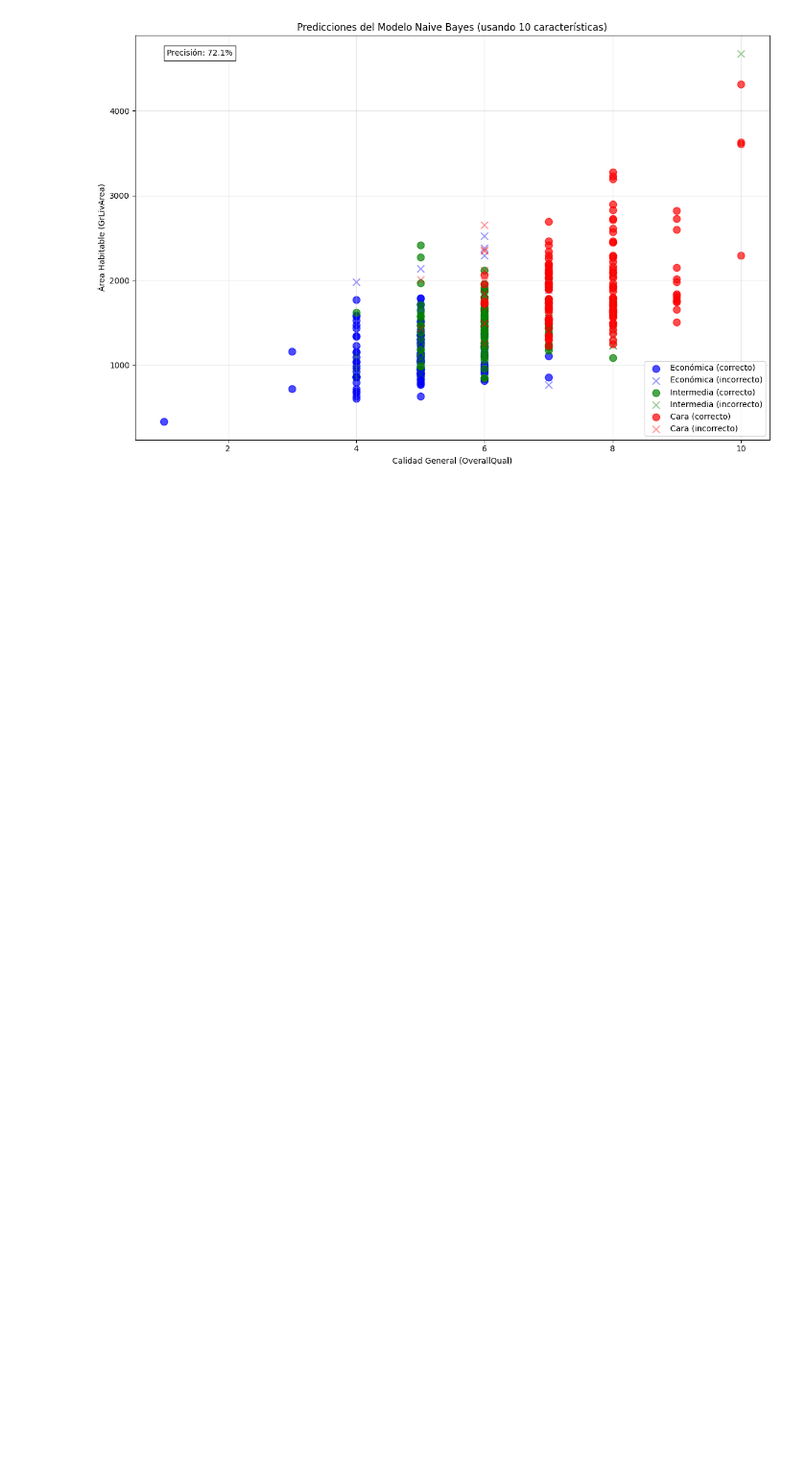
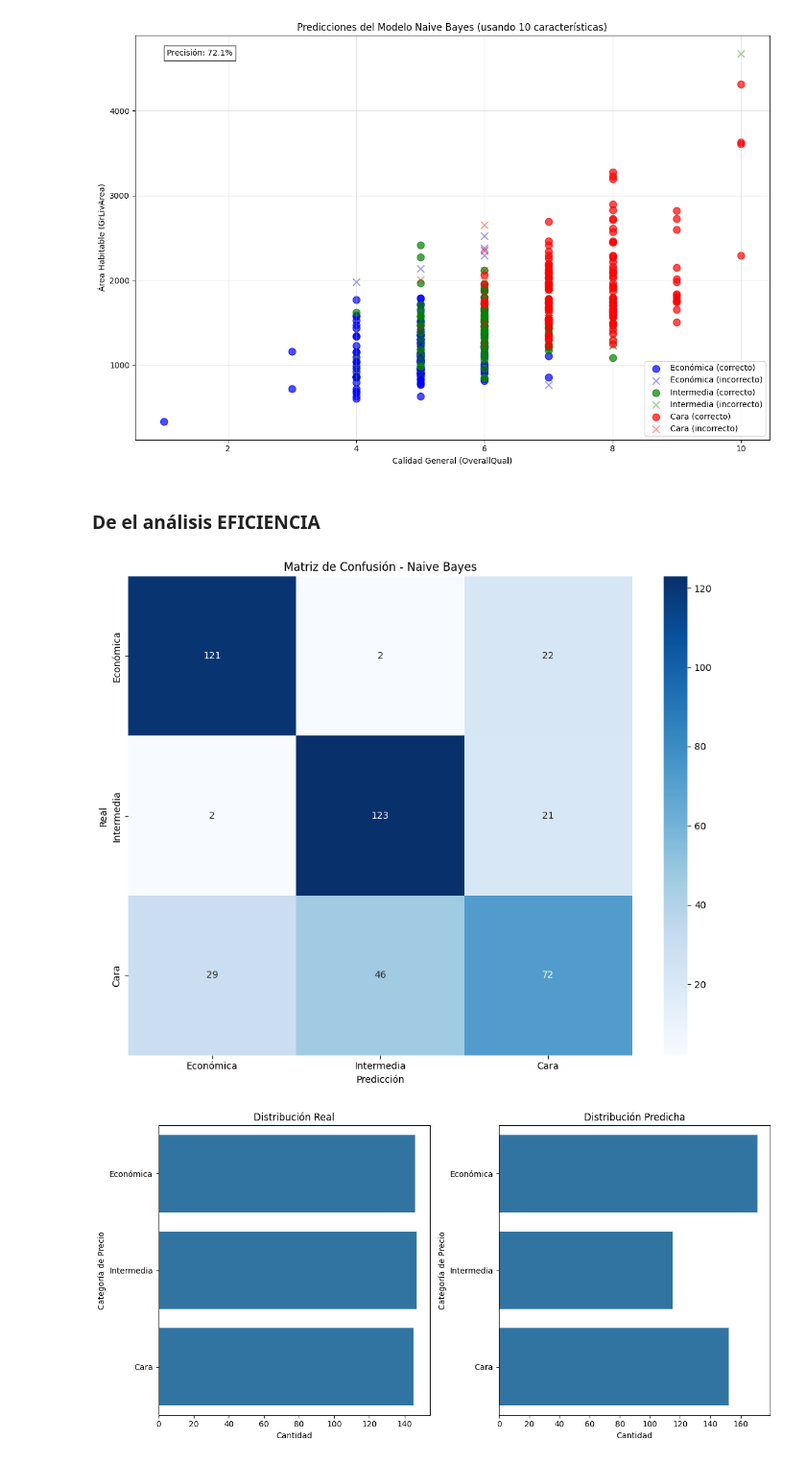
Before and after one commit to Fabiola-cc/InmoValor_SA, a Jupyter notebook: Análisis/Entrega_3/Clasification_NaiveBayes.ipynb, the cells around one changed output. Shown at 96% size. Cells and saved outputs as stored; diff of their text form; code cells hidden in the pictures; blank space fills up the shorter version.

Commit message:
feat: mediciones de eficiencia del modelo

```diff
--- a/Análisis/Entrega_3/Clasification_NaiveBayes.ipynb
+++ b/Análisis/Entrega_3/Clasification_NaiveBayes.ipynb
@@ -212,3 +212,35 @@ plt.tight_layout()
 plt.show()
 # %% [output]
 [figure]
+# %% [markdown]
+### De el análisis EFICIENCIA
+# %%
+# 9. Visualizaciones
+# 9.1 Matriz de confusión como mapa de calor
+plt.figure(figsize=(10, 8))
+sns.heatmap(cm, annot=True, fmt='d', cmap='Blues',
+            xticklabels=['Económica', 'Intermedia', 'Cara'],
+            yticklabels=['Económica', 'Intermedia', 'Cara'])
+plt.title('Matriz de Confusión - Naive Bayes')
+plt.xlabel('Predicción')
+plt.ylabel('Real')
+plt.tight_layout()
+
+# 9.2 Visualizar la distribución de las predicciones versus valores reales
+plt.figure(figsize=(12, 6))
+plt.subplot(1, 2, 1)
+sns.countplot(y=y_test)
+plt.title('Distribución Real')
+plt.xlabel('Cantidad')
+plt.ylabel('Categoría de Precio')
+
+plt.subplot(1, 2, 2)
+sns.countplot(y=y_pred)
+plt.title('Distribución Predicha')
+plt.xlabel('Cantidad')
+plt.ylabel('Categoría de Precio')
+
+plt.tight_layout()
+# %% [output]
+[figure, added]
+[figure, added]
```
